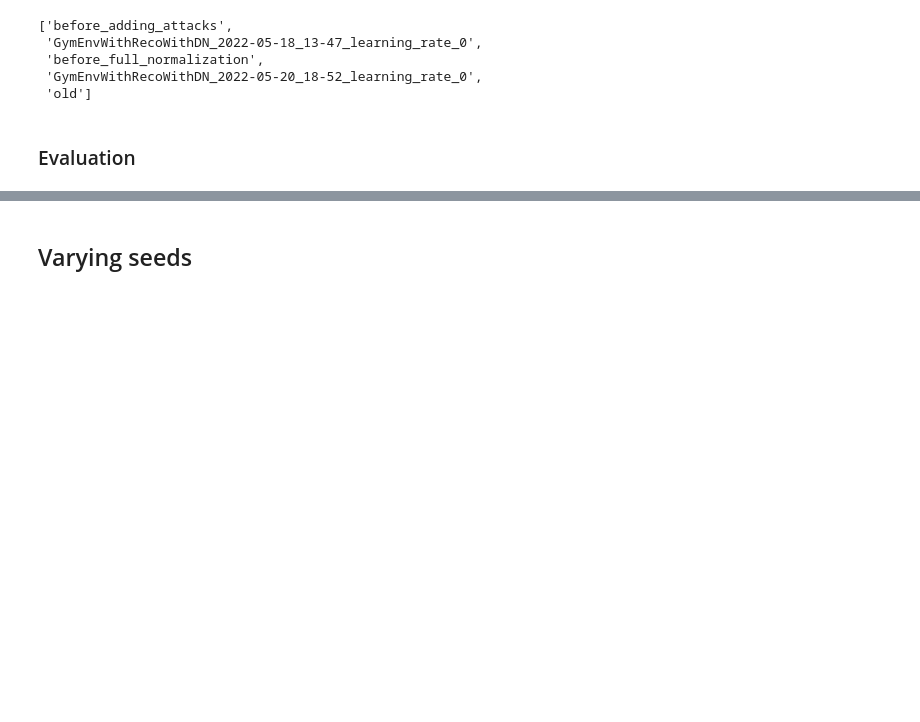
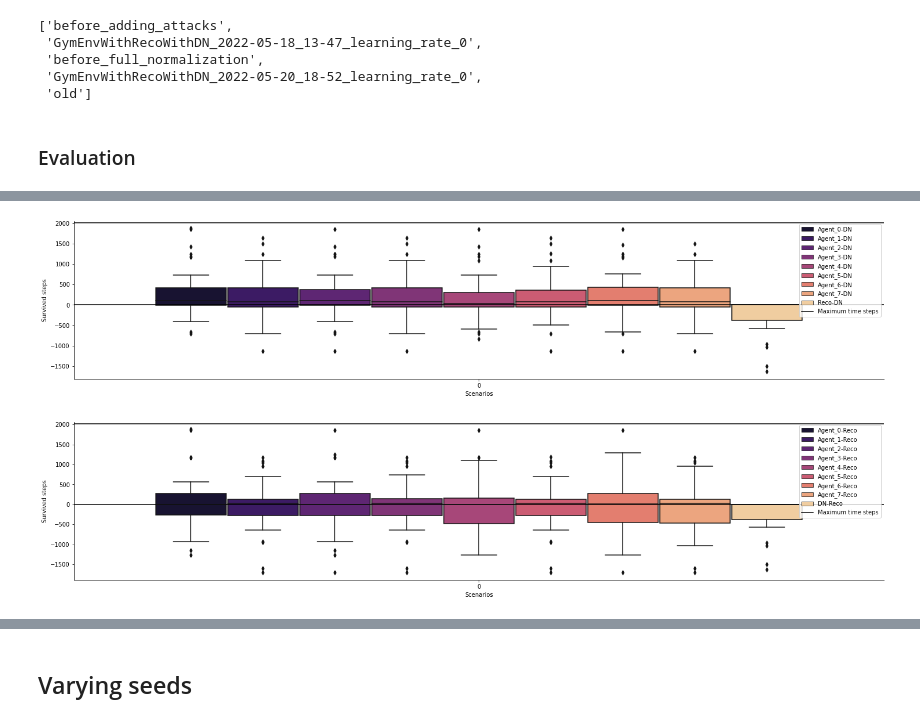
Before and after one commit to gaetanserre/L2RPN-WCCI-Baselines, a Jupyter notebook: RL/eval.ipynb, the cells around one changed output, grey strips where cells are left out. Saved outputs shown, nothing was run; the diff lists cells and outputs as text; code cells hidden in the pictures; blank space fills up the shorter version.

```diff
--- a/RL/eval.ipynb
+++ b/RL/eval.ipynb
@@ -265,0 +333,7 @@ Agent_4 has been better than Reco_Agent for 58.333333333333336 % of the scenario
+# %%
+create_box_plot(dict_ts_survived_scenario_diff_DN, [],  [], figsize=(25,5))
+
+create_box_plot(dict_ts_survived_scenario_diff_Reco, [],  [], figsize=(25,5))
+# %% [output]
+[figure, added]
+[figure, added]
```
Also changed, not shown: parts of 12 cells of this notebook, 9 other files.
